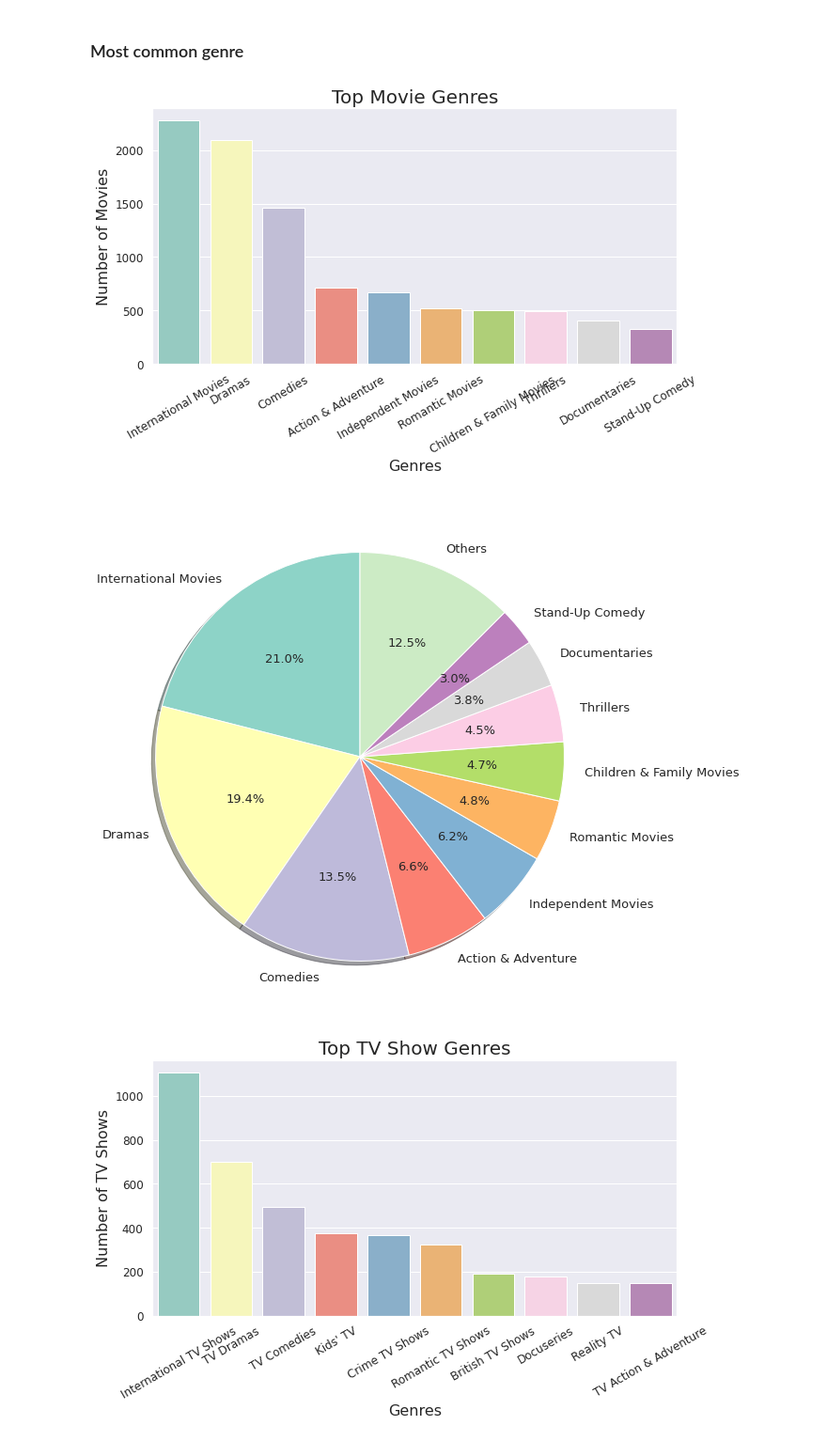
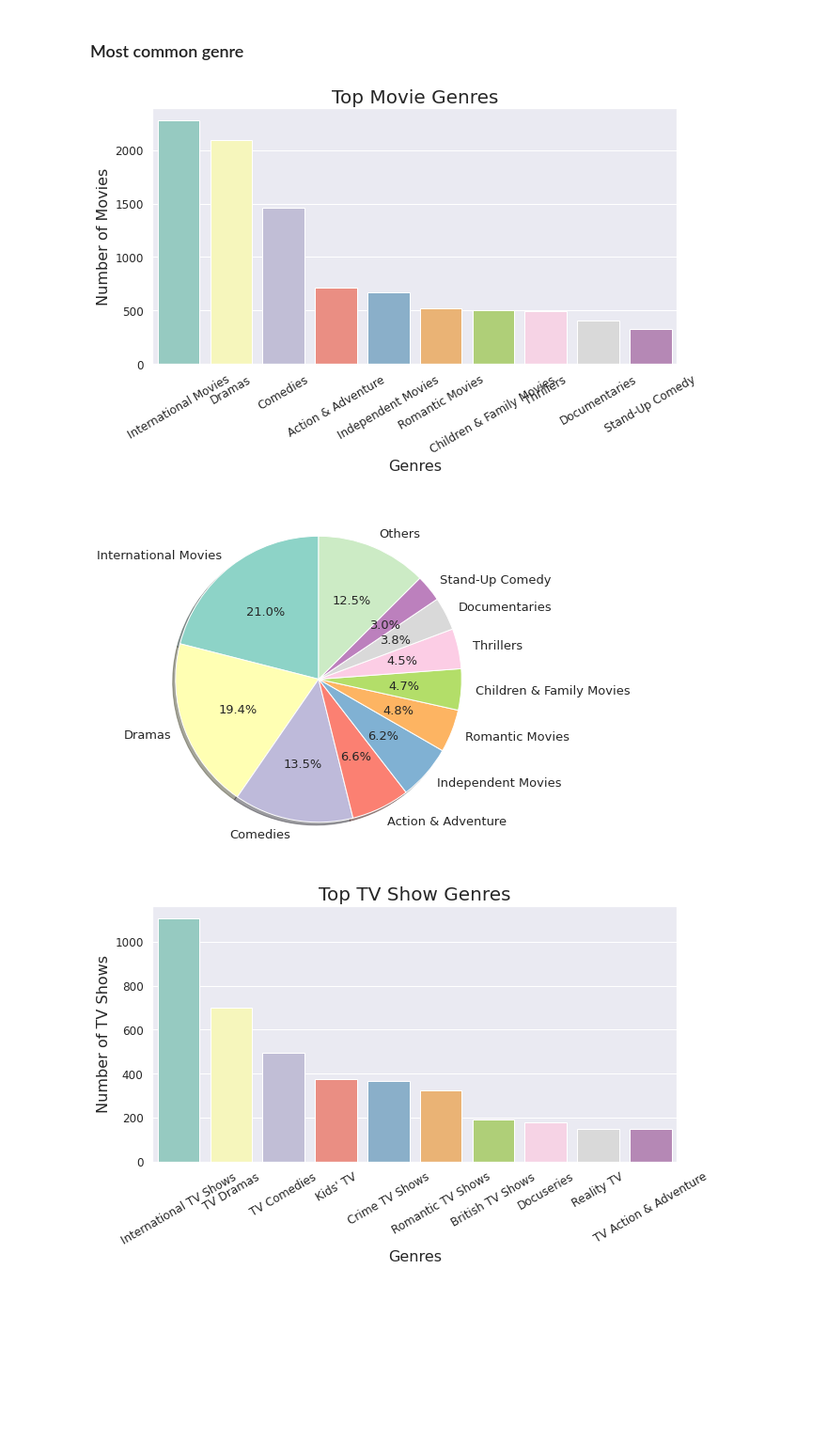
Before and after one commit to kimurarh/netflix-analysis, a Jupyter notebook: Netflix-Analysis.ipynb, the cells around one changed output. Shown at 94% size. Saved outputs shown, nothing was run; the diff lists cells and outputs as text; code cells hidden in the pictures; blank space fills up the shorter version.

Commit message:
Modifying some visualizations

```diff
--- a/Netflix-Analysis.ipynb
+++ b/Netflix-Analysis.ipynb
@@ -434,30 +434,30 @@ top_movie_genres = count_movie_genres.head(10)
 # %%
 # Barplot
 plt.figure(figsize=(10,5))
 plt.title('Top Movie Genres', fontsize=20)
 plt.ylabel('Number of Movies', fontsize=16)
 plt.xlabel('Genres', fontsize=16)
 plt.xticks(fontsize=12, rotation=30)
 plt.yticks(fontsize=12)
 sns.barplot(x = top_movie_genres.index, y = top_movie_genres.values)
 plt.savefig('imgs/top-movie-genres.png', bbox_inches='tight')
 plt.show()
 
 #Pieplot
 labels = top_movie_genres.index.tolist()
 labels.append('Others')
 values = top_movie_genres.values.tolist()
 values.append(count_movie_genres.sum() - top_movie_genres.sum())
 
-plt.figure(figsize=(10,10))
+plt.figure(figsize=(7,7))
 #plt.title('Percentage of Movie Genre', fontsize=20)
 plt.figtext
 plt.pie(values, labels=labels, startangle=90, autopct='%1.1f%%', textprops={'fontsize': 13}, shadow=True)
 plt.savefig('imgs/percentage-of-movie-genre.png', bbox_inches='tight')
 plt.show()
 # %% [output]
 [figure]
-[figure, old version]
+[figure, new version]
 # %%
 show_genre_list = pd.Series((lambda x:x)(x.strip()) for x in ','.join(netflix_shows['Genres']).split(','))
 count_show_genres = show_genre_list.value_counts()
```
Also changed, not shown: parts of 6 cells of this notebook, 5 other files.
